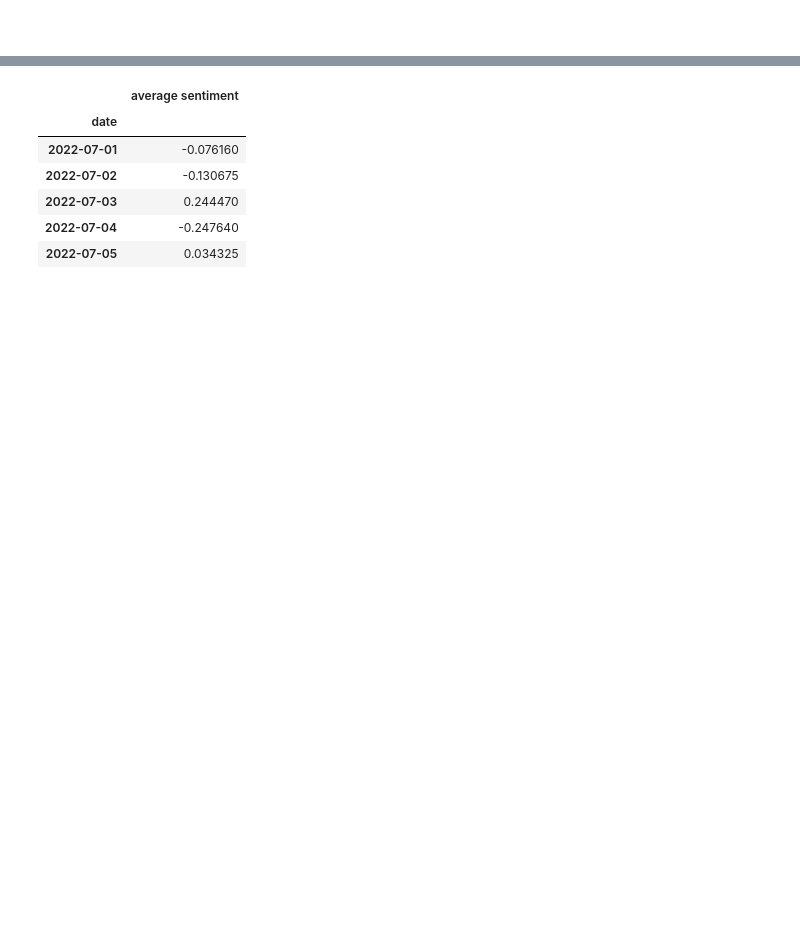
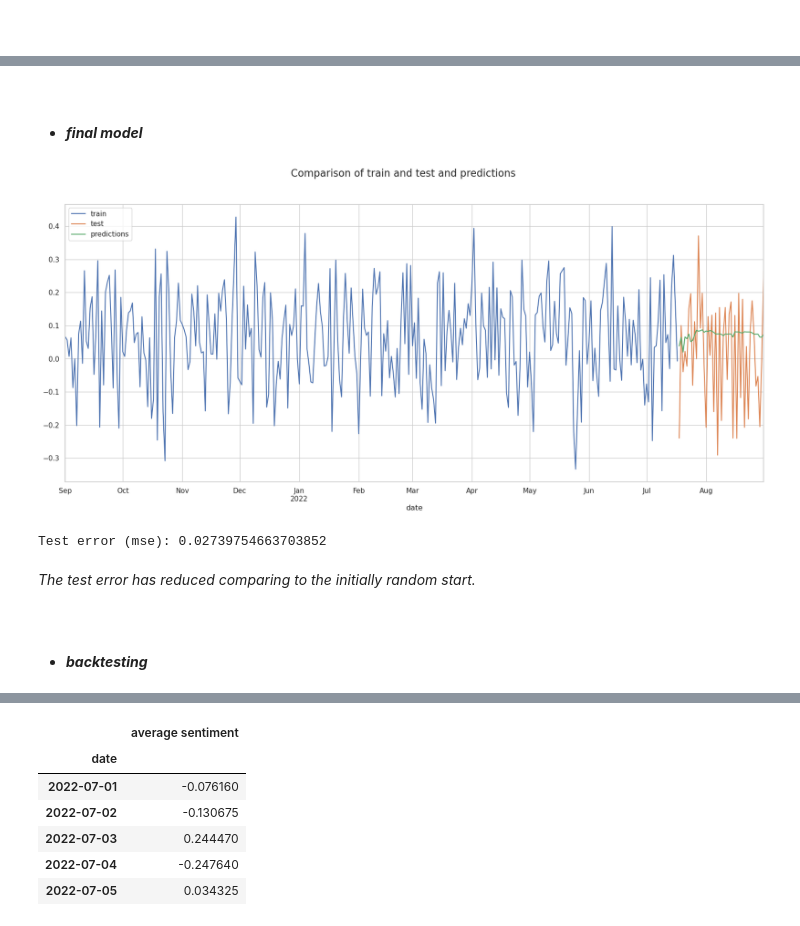
Before and after one commit to alecfei/sentiment-analysis-climate-change, a Jupyter notebook: data processing and analysing/data analysis.ipynb, the cells around one changed output, grey strips where cells are left out. Drawn from its saved outputs; the diff is of its cells as text; code cells hidden in the pictures; blank space fills up the shorter version.

```diff
--- a/data processing and analysing/data analysis.ipynb
+++ b/data processing and analysing/data analysis.ipynb
@@ -427,0 +613,42 @@ forecaster
+# %% [markdown]
+<br>
+# %% [markdown]
+- ***final model***
+# %%
+# Create and train forecaster with the best hyperparameters
+regressor = RandomForestRegressor(max_depth=5, n_estimators=500, random_state=123)
+forecaster = ForecasterAutoreg(
+                regressor = regressor,
+                lags      = 10
+             )
+
+forecaster.fit(y=data_train["average sentiment"])
+# %%
+# Predictions
+predictions = forecaster.predict(steps=steps)
+# %%
+# Plot
+fig, ax = plt.subplots(figsize=(20, 8))
+fig.suptitle("Comparison of train and test and predictions", fontsize=16)
+data_train["average sentiment"].plot(ax=ax, label="train")
+data_test["average sentiment"].plot(ax=ax, label="test")
+predictions.plot(ax=ax, label="predictions")
+ax.legend();
+# %% [output]
+[figure, added]
+# %%
+# Test error
+error_mse = mean_squared_error(
+                y_true = data_test["average sentiment"],
+                y_pred = predictions
+                )
+
+print(f"Test error (mse): {error_mse}")
+# %% [output]
+Test error (mse): 0.02739754663703852
+# %% [markdown]
+*The test error has reduced comparing to the initially random start.*
+# %% [markdown]
+<br>
+# %% [markdown]
+- ***backtesting***
```
Also changed, not shown: parts of 37 cells of this notebook, 3 other files.
